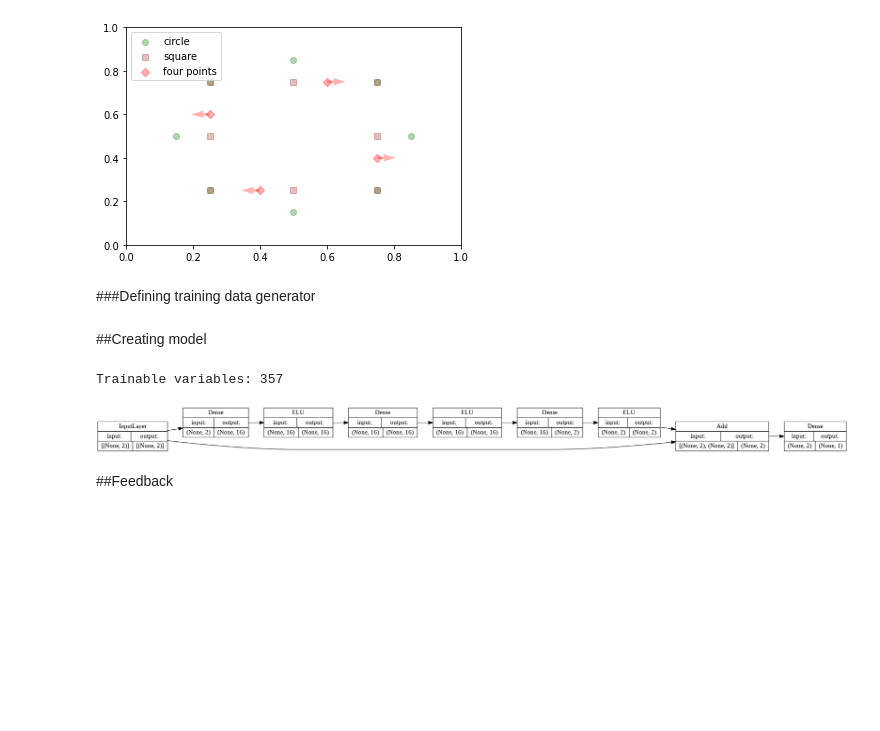
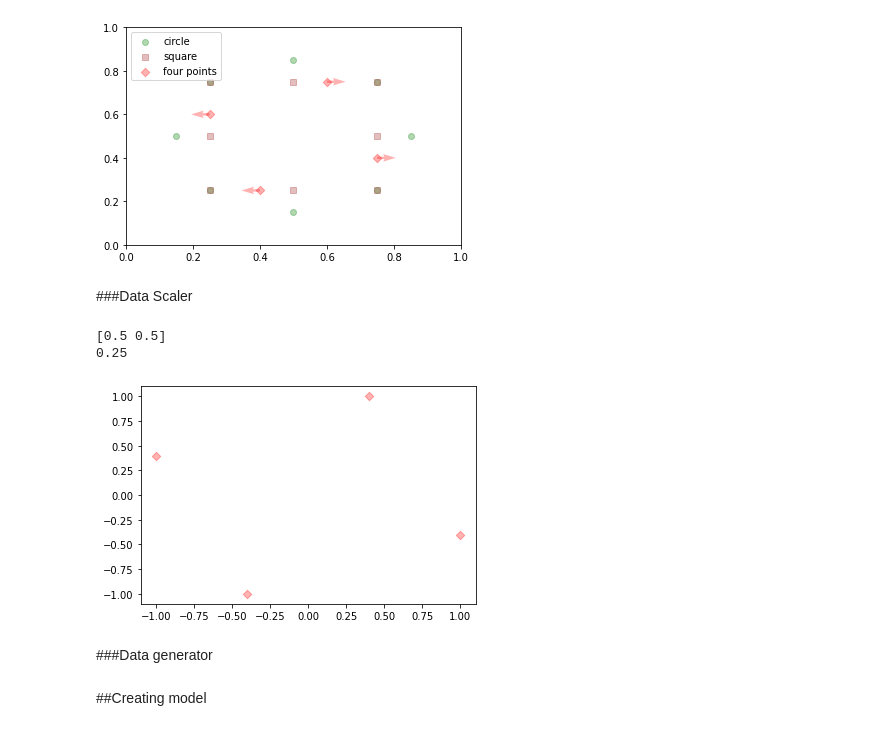
Before and after one commit to Egoago/Onlab, a Jupyter notebook: Önlab.ipynb, the cells around one changed output. Saved outputs shown, nothing was run; the diff lists cells and outputs as text; code cells hidden in the pictures; blank space fills up the shorter version.

```diff
--- a/Önlab.ipynb
+++ b/Önlab.ipynb
@@ -74,8 +71,40 @@ plt.ylim(0, 1)
 plt.show()
 # %% [output]
 [figure]
+# %% [markdown]
+###Data Scaler
+# %%
+class Scaler():
+  def __init__(self, data):
+    self.data = data
+    self.mean = np.mean(data, axis=0)
+    self.scale = np.max(np.abs(data-self.mean))
+    self.trainingData = self.transform(data)
+
+  def getTrainingData(self):
+    return self.trainingData
+
+  def getMean(self):
+    return self.mean
+
+  def getScale(self):
+    return self.scale
+
+  def transform(self, x):
+    return (x-self.mean)/self.scale
+
+scaler = Scaler(fourPoints)
+print(scaler.getMean())
+print(scaler.getScale())
+scaled = scaler.getTrainingData()
+plt.scatter(scaled[:,0], scaled[:,1], c='red', marker='D', label='scaled four points', alpha=0.3)
+plt.show()
+# %% [output]
+[0.5 0.5]
+0.25
+[figure, added]
 # %% [markdown]
-###Defining training data generator
+###Data generator
 # %%
 class DataGenerator(Sequence):
   seed = 0
@@ -164,35 +193,3 @@ class CustomModel(Model):
 
   def reset(self):
     self.set_weights(self.initialWeights)
-# %%
-inputLayer = Input(shape=(2,))
-hiddenLayer1 = Dense(16,
-                     kernel_initializer=RandomNormal(stddev=np.sqrt(2)/np.sqrt(16)),
-                     bias_initializer=Zeros())(inputLayer)
-elu1 = tf.keras.layers.ELU(0.8)(hiddenLayer1)
-hiddenLayer2 = Dense(16,
-                     kernel_initializer=RandomNormal(stddev=np.sqrt(2)/np.sqrt(16)),
-                     bias_initializer=Zeros())(elu1)
-elu2 = tf.keras.layers.ELU(0.8)(hiddenLayer2)
-#dropout1 = Dropout(0.1)(hiddenLayer2)
-hiddenLayer3 = Dense(2,
-                     kernel_initializer=RandomNormal(stddev=np.sqrt(2)/np.sqrt(2)),
-                     bias_initializer=Zeros())(elu2)
-elu3 = tf.keras.layers.ELU(0.9)(hiddenLayer3)
-skipLayer = Add()([elu3, inputLayer])
-outputLayer = Dense(1,
-                    activation='linear',
-                    kernel_initializer= RandomNormal(mean=np.pi/np.sqrt(2), stddev=0.00001),
-                    bias_initializer=Constant(-0.5)
-                    )(skipLayer)
-
-model = CustomModel(inputs = inputLayer, outputs = outputLayer)
-model.compile(optimizer = Adam(lr = 0.0015))
-#model.summary()
-print(f'Trainable variables: {np.sum([np.prod(v.get_shape().as_list()) for v in model.trainable_variables])}')
-keras.utils.plot_model(model, show_shapes=True, show_layer_names=False, rankdir='LR')
-# %% [output]
-Trainable variables: 357
-[figure, removed]
-# %% [markdown]
-##Feedback
```
Also changed, not shown: parts of 14 cells of this notebook.
